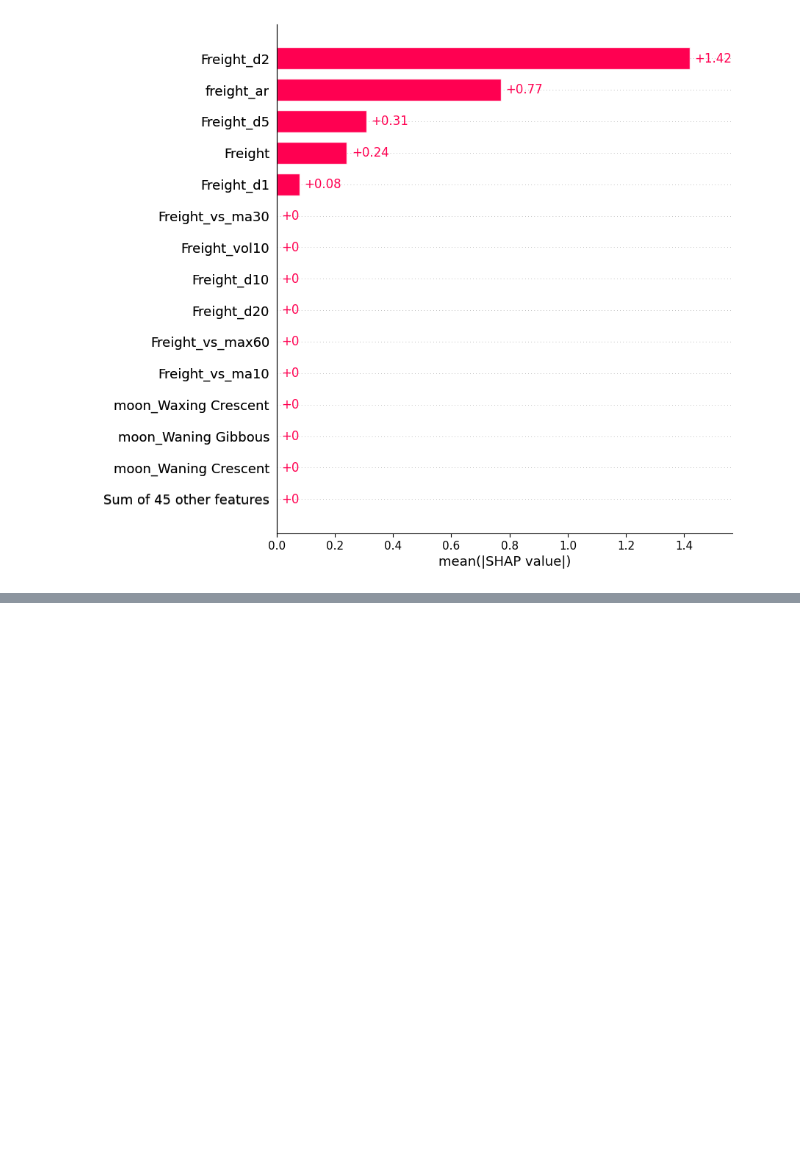
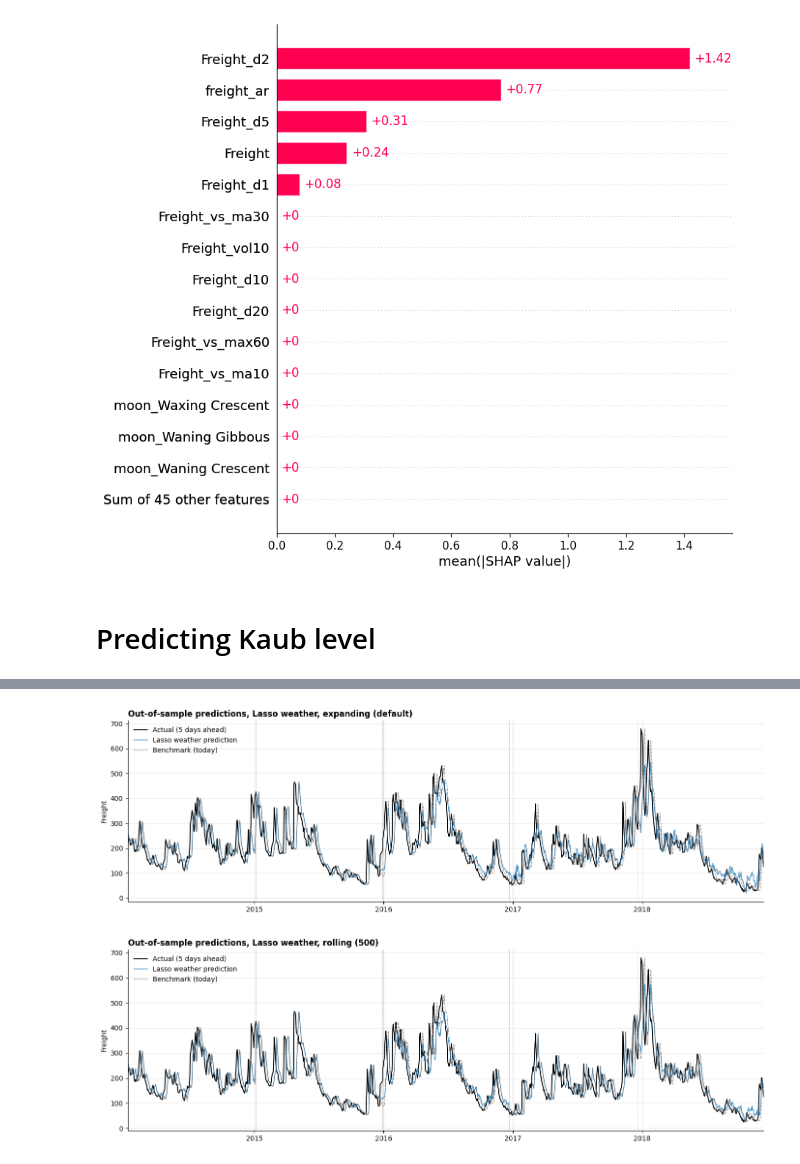
Before and after one commit to pejoCloser/Freight_Challenge, a Jupyter notebook: notebooks/02_initial_feature_engineering.ipynb, the cells around one changed output, grey strips where cells are left out. Saved outputs shown, nothing was run; the diff lists cells and outputs as text; code cells hidden in the pictures; blank space fills up the shorter version.

```diff
--- a/notebooks/02_initial_feature_engineering.ipynb
+++ b/notebooks/02_initial_feature_engineering.ipynb
@@ -658,17 +776,6 @@ def add_features(X):
     X1["Freight_vs_max60"] = f - f.rolling(60).max()      # position within recent range
 
     return X
-# %%
-def add_features_updated(X):
-
-    keep = ['Freight', 'freight_ar']
-    X = X.copy()
-    X1 = X[keep]
-    f = X1["Freight"]
-    for k in [1, 2, 5]:
-        X1[f"Freight_d{k}"] = f.diff(k)                  # past changes (momentum)
-
-    return X1
 # %%
 X = add_features(X)
 # %% [output]
@@ -1041,3 +1116,5 @@ Index(['Freight', 'Mogas_Flat', 'Brent_flat', 'Diesel_Flat', 'Heating_Flat',
       dtype='object')
 [figure]
 [figure]
+# %% [markdown]
+# Predicting Kaub level
@@ -1043,0 +1159,57 @@ Index(['Freight', 'Mogas_Flat', 'Brent_flat', 'Diesel_Flat', 'Heating_Flat',
+# %%
+import numpy as np, pandas as pd
+from sklearn.linear_model import LassoCV
+from sklearn.pipeline import make_pipeline
+from sklearn.preprocessing import StandardScaler
+from sklearn.model_selection import TimeSeriesSplit
+
+# ---------- features (só tempo) e alvo (Kaub a 5 dias) ----------
+weather_num = ["avgtemp", "cloudcover", "dewpoint", "feelslike", "heatindex", "humidity",
+               "maxtemp", "mintemp", "precip", "pressure", "sunhour", "totalsnow",
+               "visibility", "wind_degree", "wind_speed", "windchill", "windgust"]
+weather_cols = weather_num + [c for c in df_model.columns if c.startswith("weather_")]
+
+kaub_today  = df_model["Kaub_level"]
+kaub_future = kaub_today.shift(-5)                 # nível real daqui a 5 dias
+mask = kaub_future.notna()                         # as últimas 5 linhas não têm alvo
+
+mem    = add_memory_features(df_model, df_weather)
+kaub_f = add_kaub_features(df_model)
+
+Xk = pd.concat([df_model[weather_cols], mem, kaub_f], axis=1)[mask]   # em vez de df_model.loc[mask, weather_cols]
+yk_chg  = (kaub_future - kaub_today)[mask]         # o que o modelo aprende (variação)
+k_today = kaub_today[mask]
+k_dates = dates[mask]
+
+# ---------- CV temporal (mesmos splitters) com tuning do alpha dentro de cada fold ----------
+results_k, preds_k = [], []
+for scheme, tscv_ in splitters.items():
+    for fold, (tr, te) in enumerate(tscv_.split(Xk)):
+        inner = TimeSeriesSplit(n_splits=3, gap=5)
+        model = make_pipeline(StandardScaler(),
+                              LassoCV(alphas=np.logspace(-3, 2, 40), cv=inner, max_iter=50000))
+        model.fit(Xk.iloc[tr], yk_chg.iloc[tr])
+
+        y_true = k_today.iloc[te] + yk_chg.iloc[te]                 # Kaub real em t+5
+        y_pred = k_today.iloc[te] + model.predict(Xk.iloc[te])      # Kaub previsto em t+5
+        bench  = k_today.iloc[te]                                   # persistência: Kaub de hoje
+
+        results_k.append({"scheme": scheme, "fold": fold, "model": "Benchmark (today)", **metrics(y_true, bench)})
+        results_k.append({"scheme": scheme, "fold": fold, "model": "Lasso weather",
+                          "alpha": model[-1].alpha_,
+                          "n_features": int((model[-1].coef_ != 0).sum()),
+                          **metrics(y_true, y_pred)})
+        preds_k.append(pd.DataFrame({"scheme": scheme, "fold": fold, "model": "Lasso weather",
+                                     "Date": k_dates.iloc[te].values,
+                                     "actual": y_true.values, "pred": y_pred.values,
+                                     "benchmark": bench.values}))
+
+res_k   = pd.DataFrame(results_k)
+preds_k = pd.concat(preds_k, ignore_index=True)
+
+print(res_k.pivot(index=["scheme", "fold"], columns="model", values="MAE").round(1))
+print(res_k.groupby(["scheme", "model"])[["MAE", "RMSE", "MaxErr"]].mean().round(1))
+
+for scheme in splitters:
+    plot_model(preds_k, "Lasso weather", scheme=scheme)
+# %% [output]
@@ -1043,0 +1234,2 @@ Index(['Freight', 'Mogas_Flat', 'Brent_flat', 'Diesel_Flat', 'Heating_Flat',
+[figure, added]
+[figure, added]
```
Also changed, not shown: parts of 23 cells of this notebook.
